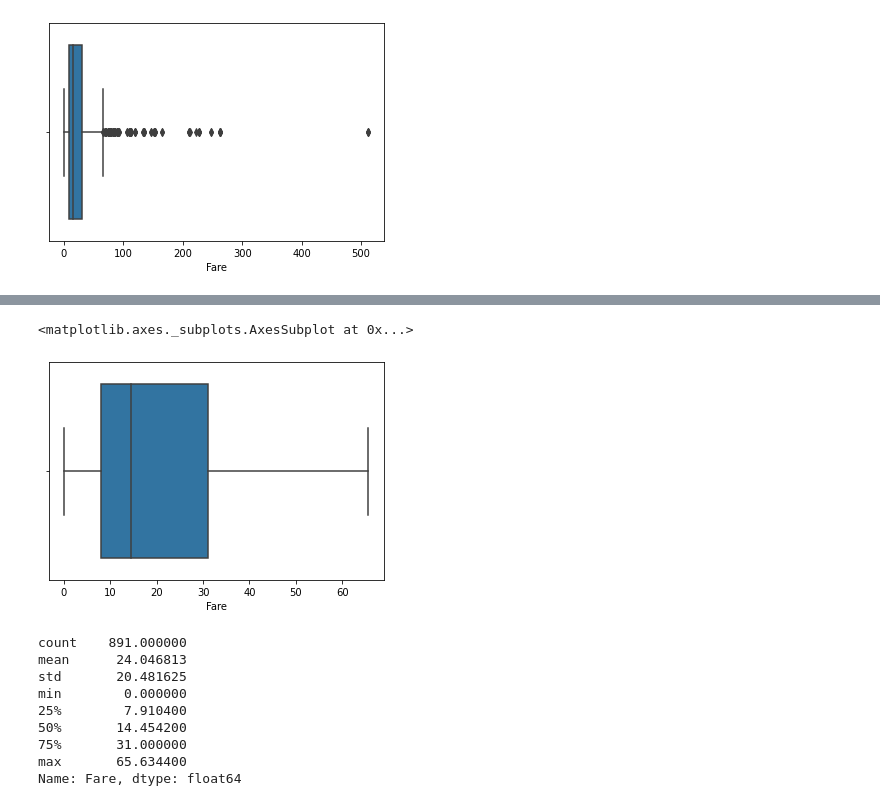
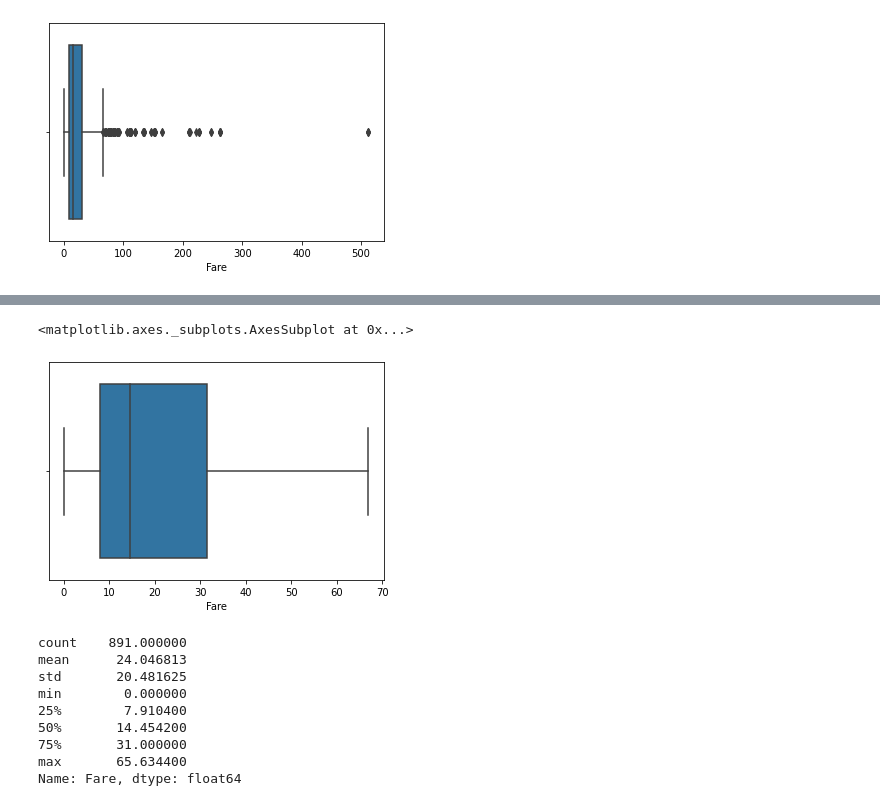
Before and after one commit to ramsoi53/ramsoi, a Jupyter notebook: ML_Titanic.ipynb, the cells around one changed output, grey strips where cells are left out. Saved outputs shown, nothing was run; the diff lists cells and outputs as text; code cells hidden in the pictures.

```diff
--- a/ML_Titanic.ipynb
+++ b/ML_Titanic.ipynb
@@ -270,5 +351,5 @@ sns.boxplot(df_train['Fare'],data=df_train)
 # %%
-# Outlier 제거
+# Train Outlier 제거
 Q1 = df_train['Fare'].quantile(0.25)
 Q3 = df_train['Fare'].quantile(0.75)
 IQR = Q3 - Q1
@@ -276,11 +357,22 @@ whisker_width = 1.5
 lower_whisker = Q1 -(whisker_width*IQR)
 upper_whisker = Q3 + (whisker_width*IQR)
 df_train['Fare']=np.where(df_train['Fare']>upper_whisker,upper_whisker,np.where(df_train['Fare']<lower_whisker,lower_whisker,df_train['Fare']))
+
+# Test Outlier 제거
+
+Q1 = df_test['Fare'].quantile(0.25)
+Q3 = df_test['Fare'].quantile(0.75)
+IQR = Q3 - Q1
+whisker_width = 1.5
+lower_whisker = Q1 -(whisker_width*IQR)
+upper_whisker = Q3 + (whisker_width*IQR)
+df_test['Fare']=np.where(df_test['Fare']>upper_whisker,upper_whisker,np.where(df_test['Fare']<lower_whisker,lower_whisker,df_test['Fare']))
 # %%
-sns.boxplot(df_train['Fare'], data=df_train)
+# sns.boxplot(df_train['Fare'], data=df_train)
+sns.boxplot(df_test['Fare'], data=df_test)
 # %% [output]
 <matplotlib.axes._subplots.AxesSubplot at 0x...>
-[figure, old version]
+[figure, new version]
 # %%
 df_train['Fare'].describe()
 # %% [output]
```
Also changed, not shown: parts of 40 cells of this notebook.
